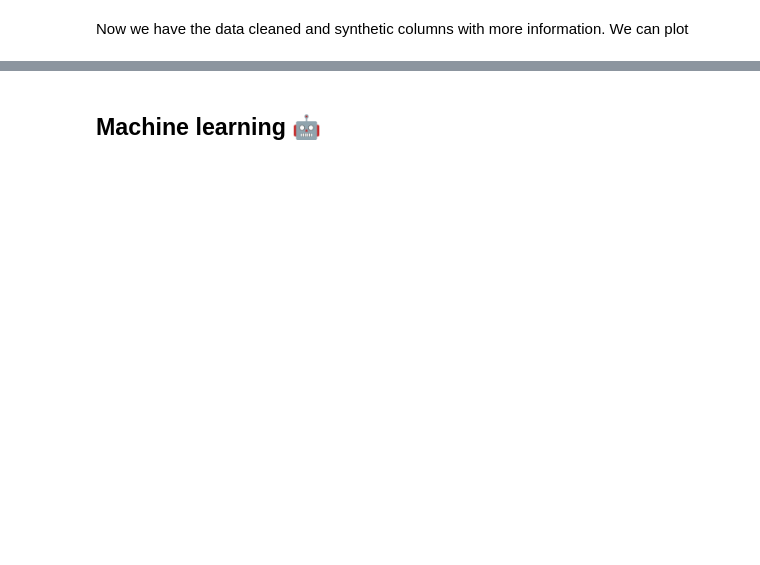
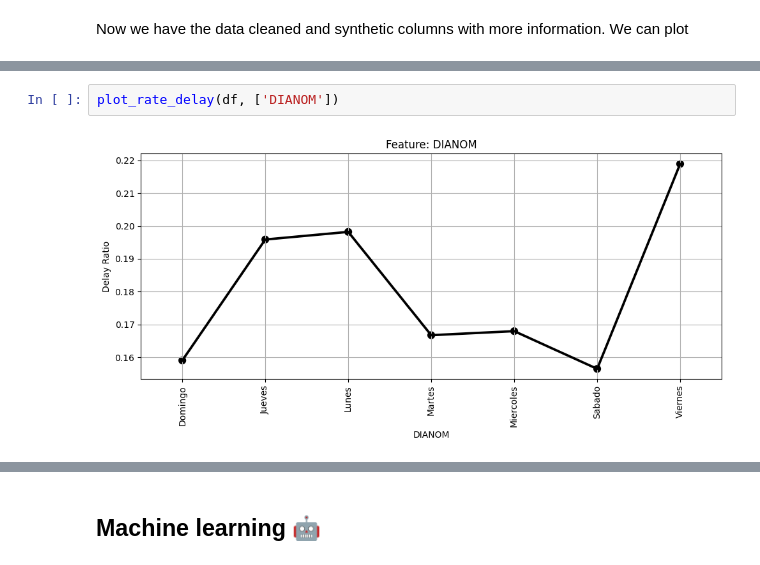
Before and after one commit to bemarchant/test-latam-challenge, a Jupyter notebook: solution.ipynb, the cells around one changed output, grey strips where cells are left out. Cells and saved outputs as stored; diff of their text form; blank space fills up the shorter version.

```diff
--- a/solution.ipynb
+++ b/solution.ipynb
@@ -87,0 +101,4 @@ Now we have the data cleaned and synthetic columns with more information. We can
+# %%
+plot_rate_delay(df, ['DIANOM'])
+# %% [output]
+[figure, added]
```
Also changed, not shown: parts of 8 cells of this notebook.
